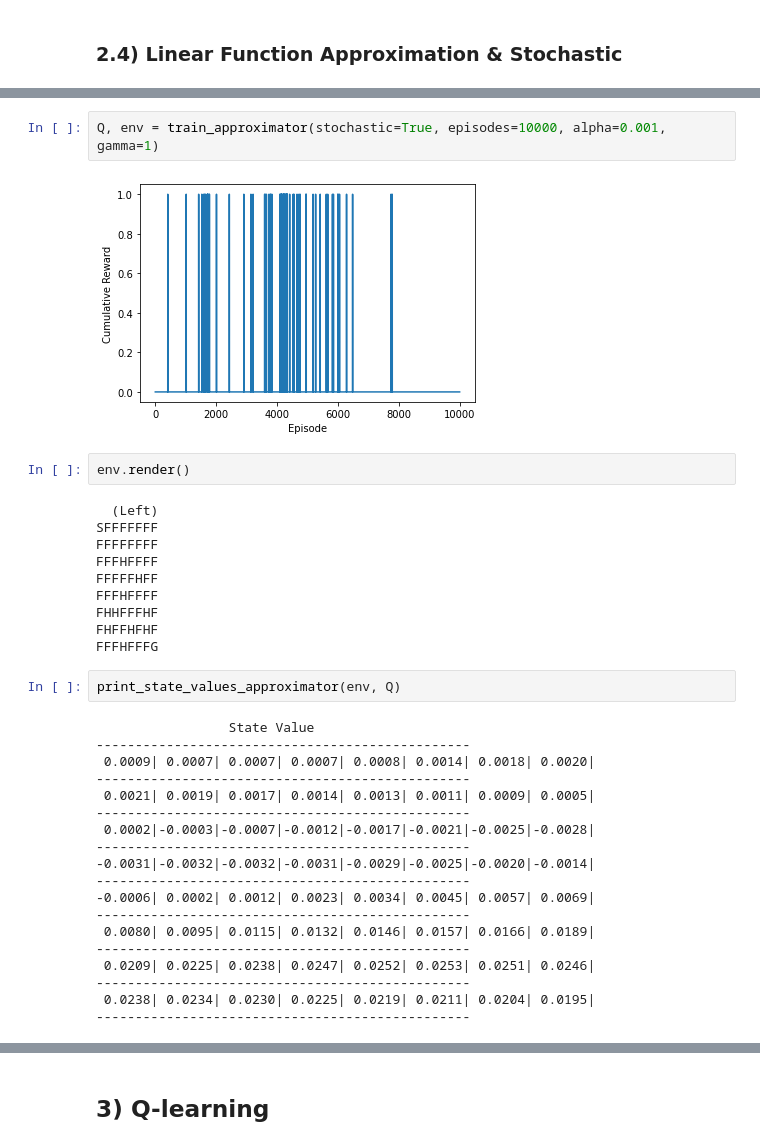
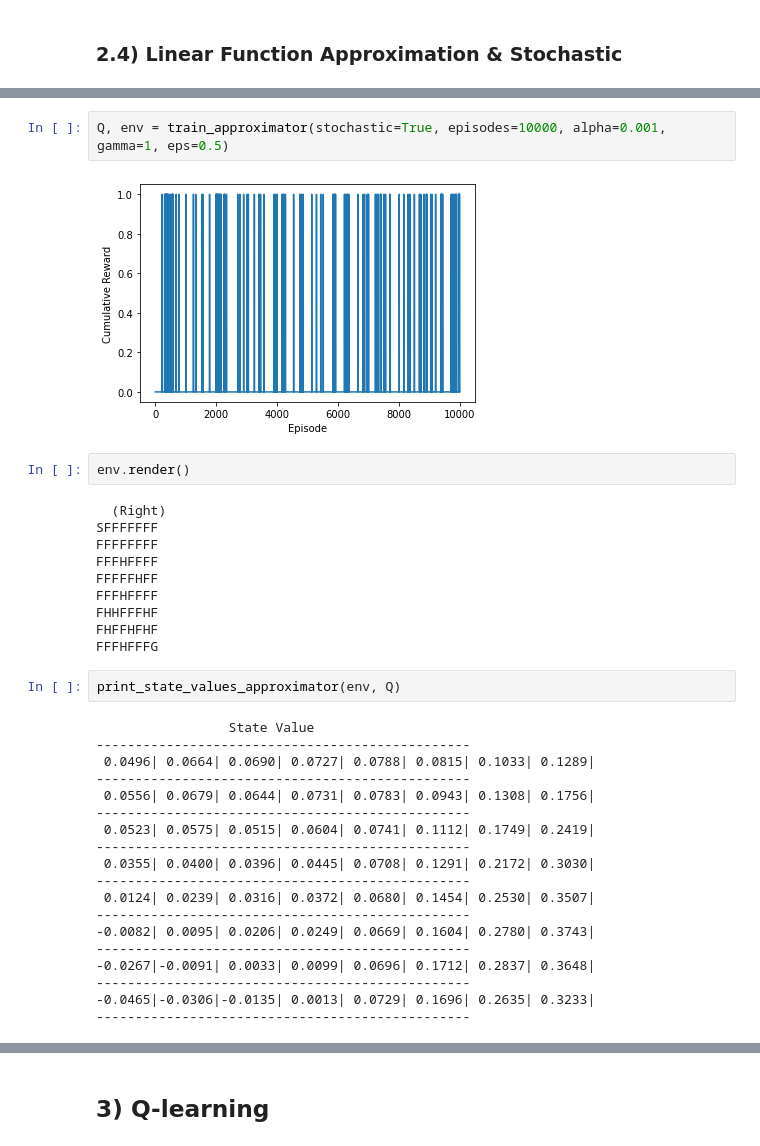
Before and after one commit to thurbridi/mo436-project-1, a Jupyter notebook: notebooks/project_1.ipynb, the cells around one changed output, grey strips where cells are left out. Cells and saved outputs as stored; diff of their text form.

```diff
--- a/notebooks/project_1.ipynb
+++ b/notebooks/project_1.ipynb
@@ -334,11 +384,11 @@ grid_search_approximator(stochastic=True)
 # %%
-Q, env = train_approximator(stochastic=True, episodes=10000, alpha=0.001, gamma=1)
+Q, env = train_approximator(stochastic=True, episodes=10000, alpha=0.001, gamma=1, eps=0.5)
 # %% [output]
-[figure, old version]
+[figure, new version]
 # %%
 env.render()
 # %% [output]
-  (Left)
+  (Right)
 SFFFFFFF
 FFFFFFFF
 FFFHFFFF
@@ -352,21 +402,21 @@ print_state_values_approximator(env, Q)
 # %% [output]
                  State Value
 ------------------------------------------------
- 0.0009| 0.0007| 0.0007| 0.0007| 0.0008| 0.0014| 0.0018| 0.0020|
+ 0.0496| 0.0664| 0.0690| 0.0727| 0.0788| 0.0815| 0.1033| 0.1289|
 ------------------------------------------------
- 0.0021| 0.0019| 0.0017| 0.0014| 0.0013| 0.0011| 0.0009| 0.0005|
+ 0.0556| 0.0679| 0.0644| 0.0731| 0.0783| 0.0943| 0.1308| 0.1756|
 ------------------------------------------------
- 0.0002|-0.0003|-0.0007|-0.0012|-0.0017|-0.0021|-0.0025|-0.0028|
+ 0.0523| 0.0575| 0.0515| 0.0604| 0.0741| 0.1112| 0.1749| 0.2419|
 ------------------------------------------------
--0.0031|-0.0032|-0.0032|-0.0031|-0.0029|-0.0025|-0.0020|-0.0014|
+ 0.0355| 0.0400| 0.0396| 0.0445| 0.0708| 0.1291| 0.2172| 0.3030|
 ------------------------------------------------
--0.0006| 0.0002| 0.0012| 0.0023| 0.0034| 0.0045| 0.0057| 0.0069|
+ 0.0124| 0.0239| 0.0316| 0.0372| 0.0680| 0.1454| 0.2530| 0.3507|
 ------------------------------------------------
- 0.0080| 0.0095| 0.0115| 0.0132| 0.0146| 0.0157| 0.0166| 0.0189|
+-0.0082| 0.0095| 0.0206| 0.0249| 0.0669| 0.1604| 0.2780| 0.3743|
 ------------------------------------------------
- 0.0209| 0.0225| 0.0238| 0.0247| 0.0252| 0.0253| 0.0251| 0.0246|
+-0.0267|-0.0091| 0.0033| 0.0099| 0.0696| 0.1712| 0.2837| 0.3648|
 ------------------------------------------------
- 0.0238| 0.0234| 0.0230| 0.0225| 0.0219| 0.0211| 0.0204| 0.0195|
+-0.0465|-0.0306|-0.0135| 0.0013| 0.0729| 0.1696| 0.2635| 0.3233|
 ------------------------------------------------
 # %%
 print_policy_approximator(env, Q)
```
Also changed, not shown: parts of 16 cells of this notebook, 2 other files.
